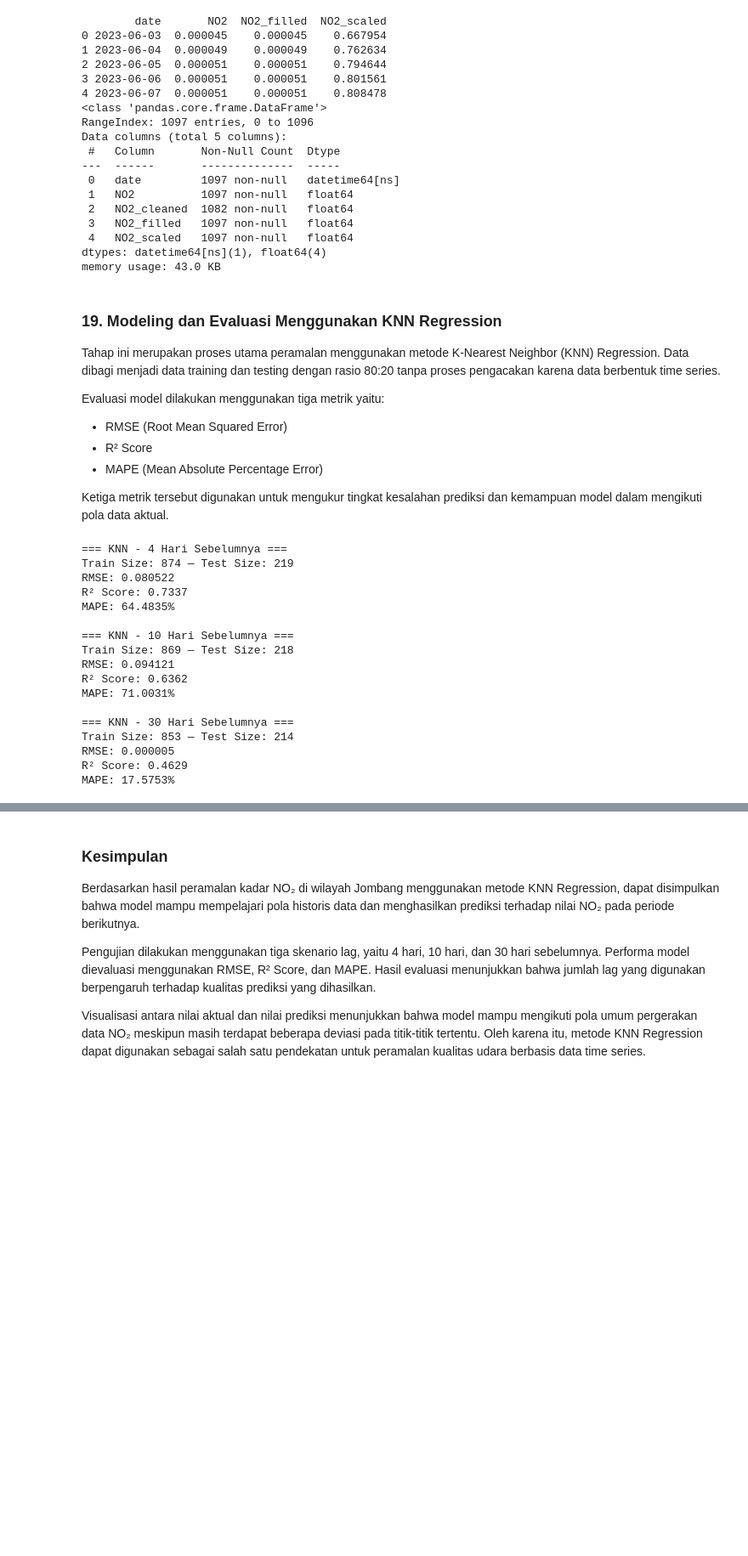
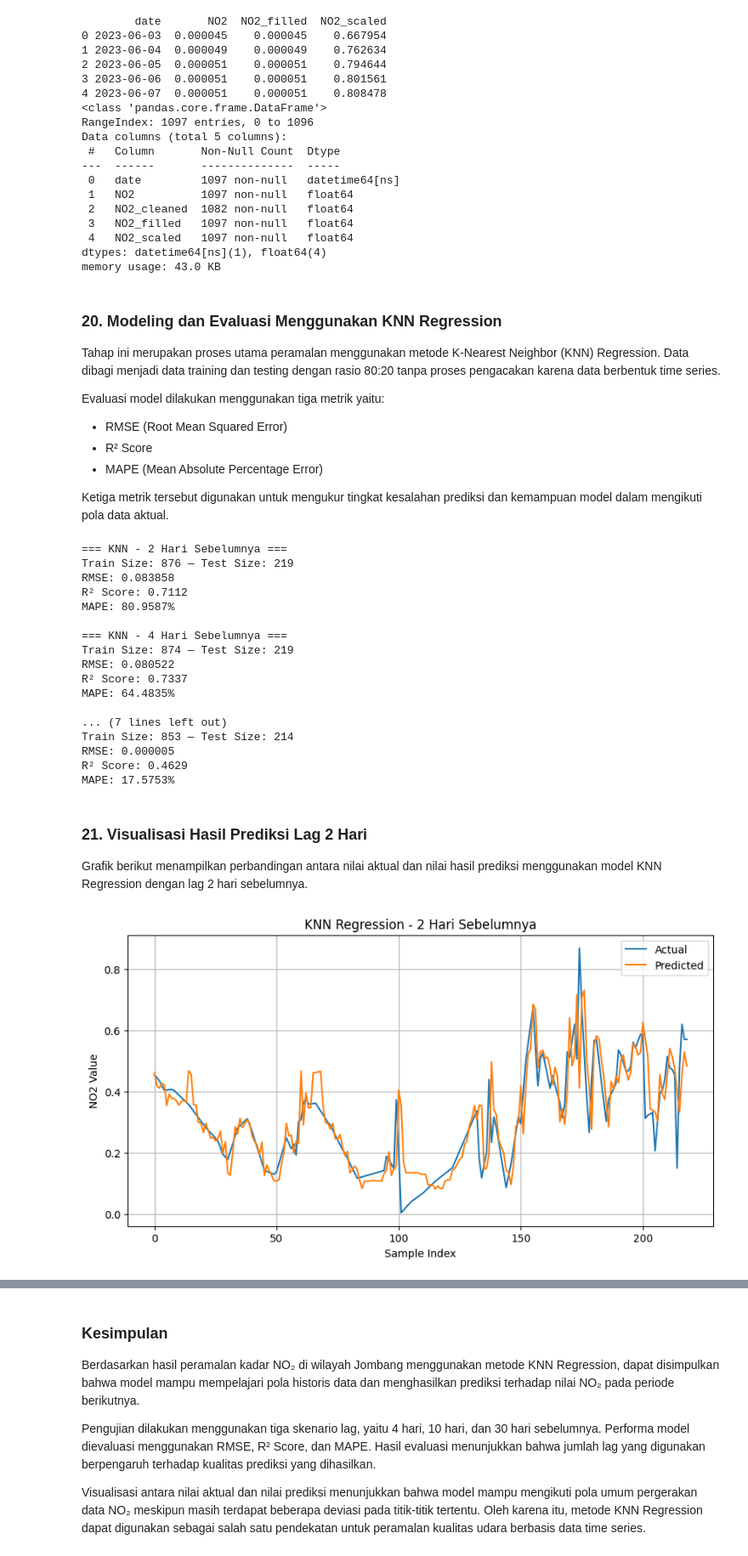
Before and after one commit to cjimnna/Pendata, a Jupyter notebook: peramalan.ipynb, the cells around one changed output, grey strips where cells are left out. Shown at 85% size. Drawn from its saved outputs; the diff is of its cells as text; code cells hidden in the pictures; blank space fills up the shorter version.

```diff
--- a/peramalan.ipynb
+++ b/peramalan.ipynb
@@ -523,0 +528,5 @@ memory usage: 43.0 KB
+# %%
+supervised_df2 = create_supervised(df['NO2_scaled'], n_lag=2)
+
+print(supervised_df)
+print(supervised_df.shape)
@@ -607,7 +632,7 @@ Data columns (total 5 columns):
 dtypes: datetime64[ns](1), float64(4)
 memory usage: 43.0 KB
 # %% [markdown]
-### 19. Modeling dan Evaluasi Menggunakan KNN Regression
+### 20. Modeling dan Evaluasi Menggunakan KNN Regression
 
 Tahap ini merupakan proses utama peramalan menggunakan metode K-Nearest Neighbor (KNN) Regression. Data dibagi menjadi data training dan testing dengan rasio 80:20 tanpa proses pengacakan karena data berbentuk time series.
 
@@ -655,25 +680,44 @@ def train_knn(df_supervised, model_name):
 
     return knn, y_test, y_pred
 
+knn_2, y_test_2, y_pred_2 = train_knn(supervised_df2,"KNN - 2 Hari Sebelumnya")
 knn_4, y_test_4, y_pred_4 = train_knn(supervised_df4, "KNN - 4 Hari Sebelumnya")
 knn_10, y_test_10, y_pred_10 = train_knn(supervised_df10, "KNN - 10 Hari Sebelumnya")
 knn_30, y_test_30, y_pred_30 = train_knn(supervised_df30, "KNN - 30 Hari Sebelumnya")
 # %% [output]
+=== KNN - 2 Hari Sebelumnya ===
+Train Size: 876 — Test Size: 219
+RMSE: 0.083858
+R² Score: 0.7112
+MAPE: 80.9587%
+
 === KNN - 4 Hari Sebelumnya ===
 Train Size: 874 — Test Size: 219
 RMSE: 0.080522
 R² Score: 0.7337
 MAPE: 64.4835%
 
-=== KNN - 10 Hari Sebelumnya ===
-Train Size: 869 — Test Size: 218
-RMSE: 0.094121
-R² Score: 0.6362
-MAPE: 71.0031%
-
-=== KNN - 30 Hari Sebelumnya ===
+... (7 lines left out)
 Train Size: 853 — Test Size: 214
 RMSE: 0.000005
 R² Score: 0.4629
 MAPE: 17.5753%
+# %% [markdown]
+### 21. Visualisasi Hasil Prediksi Lag 2 Hari
+
+Grafik berikut menampilkan perbandingan antara nilai aktual dan nilai hasil prediksi menggunakan model KNN Regression dengan lag 2 hari sebelumnya.
+# %%
+plt.figure(figsize=(10,5))
+plt.plot(np.arange(len(y_test_2)), y_test_2, label="Actual")
+plt.plot(np.arange(len(y_pred_2)), y_pred_2, label="Predicted")
+
+plt.title("KNN Regression - 2 Hari Sebelumnya")
+plt.xlabel("Sample Index")
+plt.ylabel("NO2 Value")
+plt.legend()
+plt.grid(True)
+
+plt.show()
+# %% [output]
+[figure, added]
 # %% [markdown]
```
Also changed, not shown: parts of 14 cells of this notebook, 12 other files.
